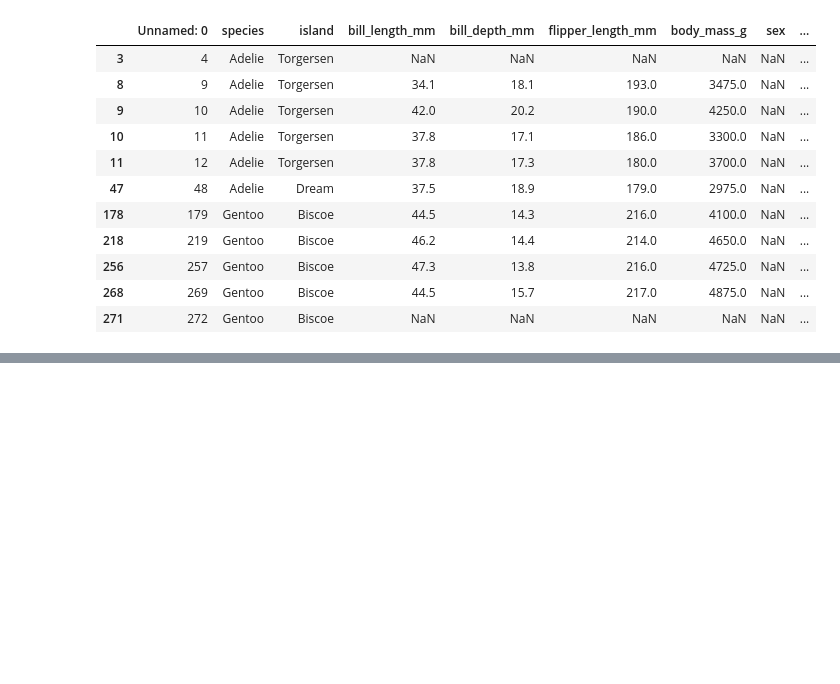
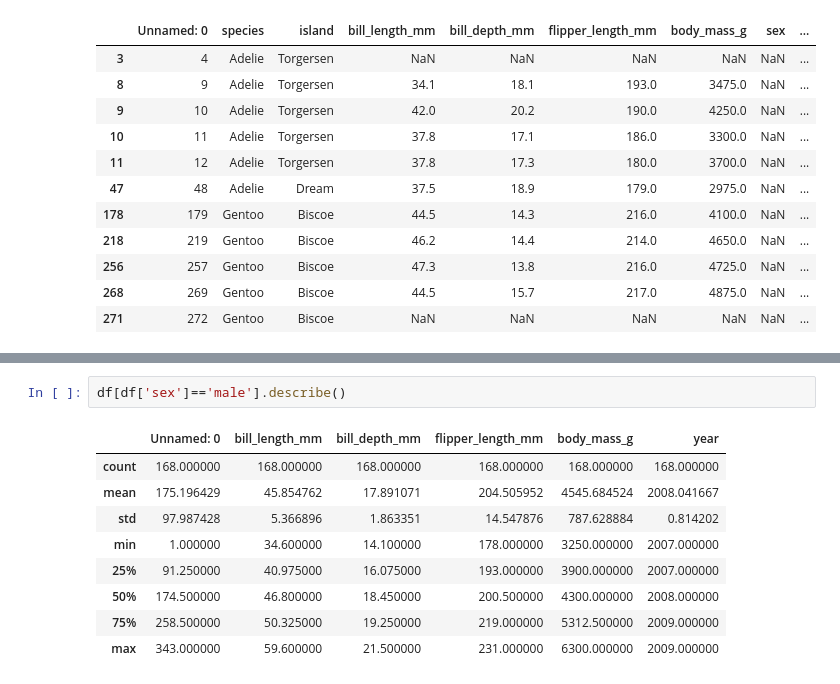
Before and after one commit to AndrewBoyne/my_qa_repo, a Jupyter notebook: Week 7/Untitled2.ipynb, the cells around one changed output, grey strips where cells are left out. Cells and saved outputs as stored; diff of their text form; blank space fills up the shorter version.

```diff
--- a/Week 7/Untitled2.ipynb
+++ b/Week 7/Untitled2.ipynb
@@ -63,0 +167,12 @@ df[df.isnull().any(axis=1)]
+# %%
+df[df['sex']=='male'].describe()
+# %% [output]
+|  | Unnamed: 0 | bill_length_mm | bill_depth_mm | flipper_length_mm | body_mass_g | year |
+| count | 168.000000 | 168.000000 | 168.000000 | 168.000000 | 168.000000 | 168.000000 |
+| mean | 175.196429 | 45.854762 | 17.891071 | 204.505952 | 4545.684524 | 2008.041667 |
+| std | 97.987428 | 5.366896 | 1.863351 | 14.547876 | 787.628884 | 0.814202 |
+| min | 1.000000 | 34.600000 | 14.100000 | 178.000000 | 3250.000000 | 2007.000000 |
+| 25% | 91.250000 | 40.975000 | 16.075000 | 193.000000 | 3900.000000 | 2007.000000 |
+| 50% | 174.500000 | 46.800000 | 18.450000 | 200.500000 | 4300.000000 | 2008.000000 |
+| 75% | 258.500000 | 50.325000 | 19.250000 | 219.000000 | 5312.500000 | 2009.000000 |
+| max | 343.000000 | 59.600000 | 21.500000 | 231.000000 | 6300.000000 | 2009.000000 |
```
Also changed, not shown: parts of 15 cells of this notebook, 3 other files.
